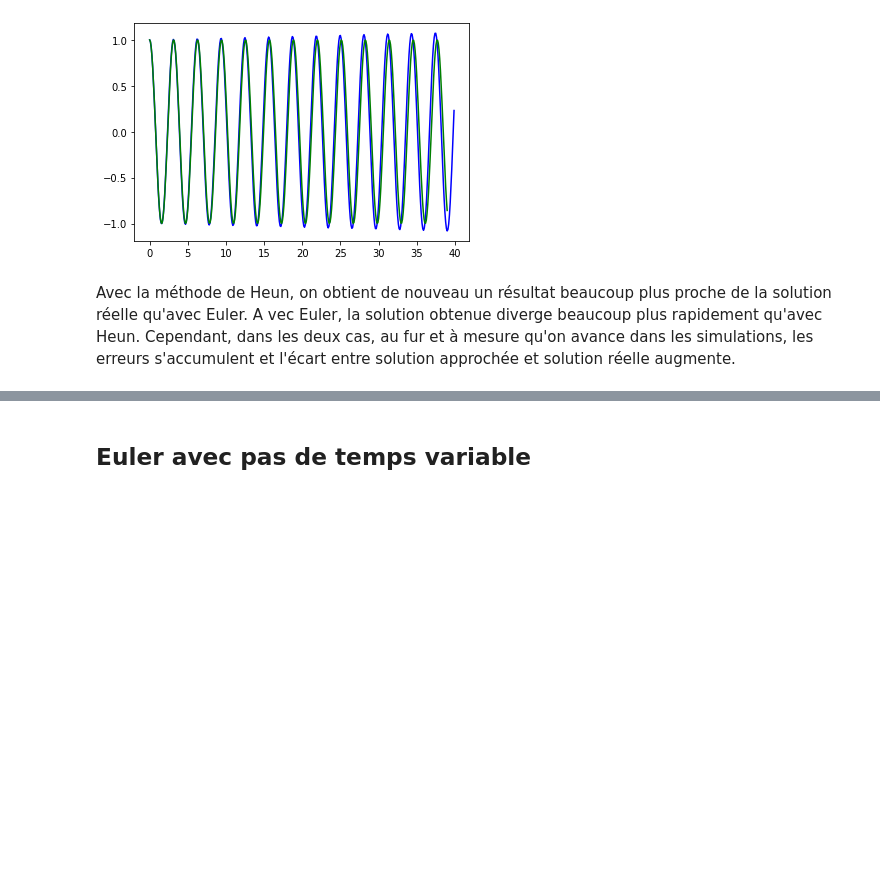
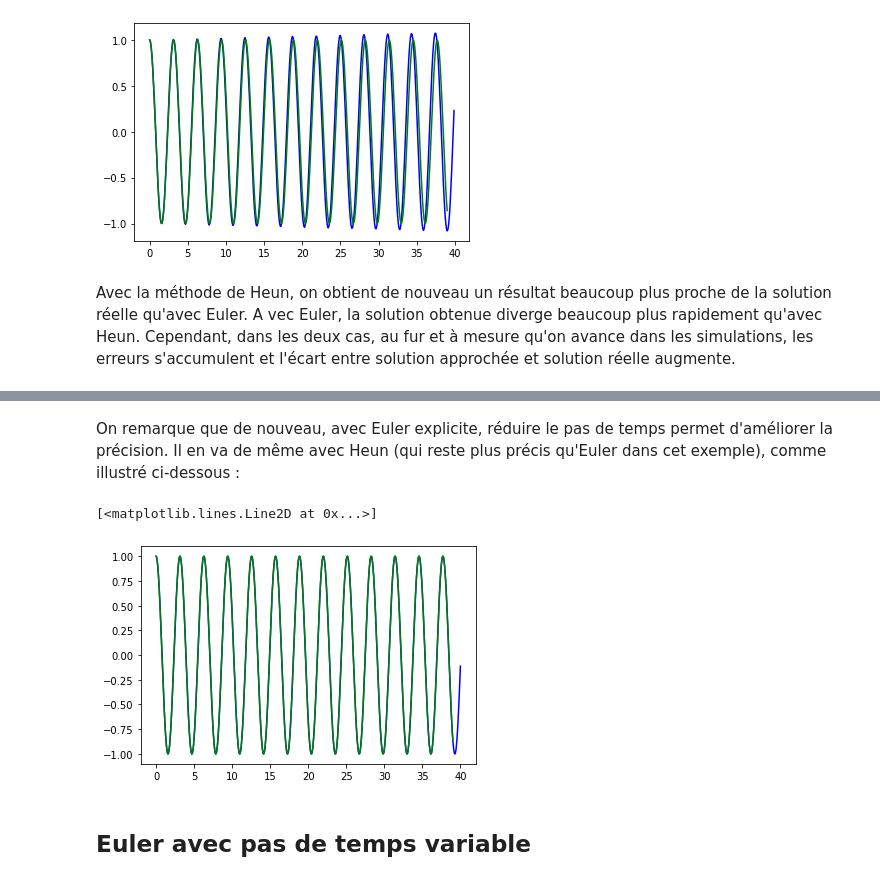
Before and after one commit to jeannebourgarel/projet_equa_diff, a Jupyter notebook: equa_diff.ipynb, the cells around one changed output, grey strips where cells are left out. Saved outputs shown, nothing was run; the diff lists cells and outputs as text; code cells hidden in the pictures; blank space fills up the shorter version.

```diff
--- a/equa_diff.ipynb
+++ b/equa_diff.ipynb
@@ -120,3 +152,12 @@ Avec la méthode de Heun, on obtient de nouveau un résultat beaucoup plus proch
+# %% [markdown]
+On remarque que de nouveau, avec Euler explicite, réduire le pas de temps permet d'améliorer la précision. Il en va de même avec Heun (qui reste plus précis qu'Euler dans cet exemple), comme illustré ci-dessous :
+# %%
+plt.plot(T2, Y2, color = 'b')
+plt.plot(T1, X1, color = 'g')
+# comparaison Heun-solution réelle
+# %% [output]
+[<matplotlib.lines.Line2D at 0x...>]
+[figure, added]
 # %% [markdown]
 ## Euler avec pas de temps variable
 # %% [markdown]
```
Also changed, not shown: parts of 11 cells of this notebook.
